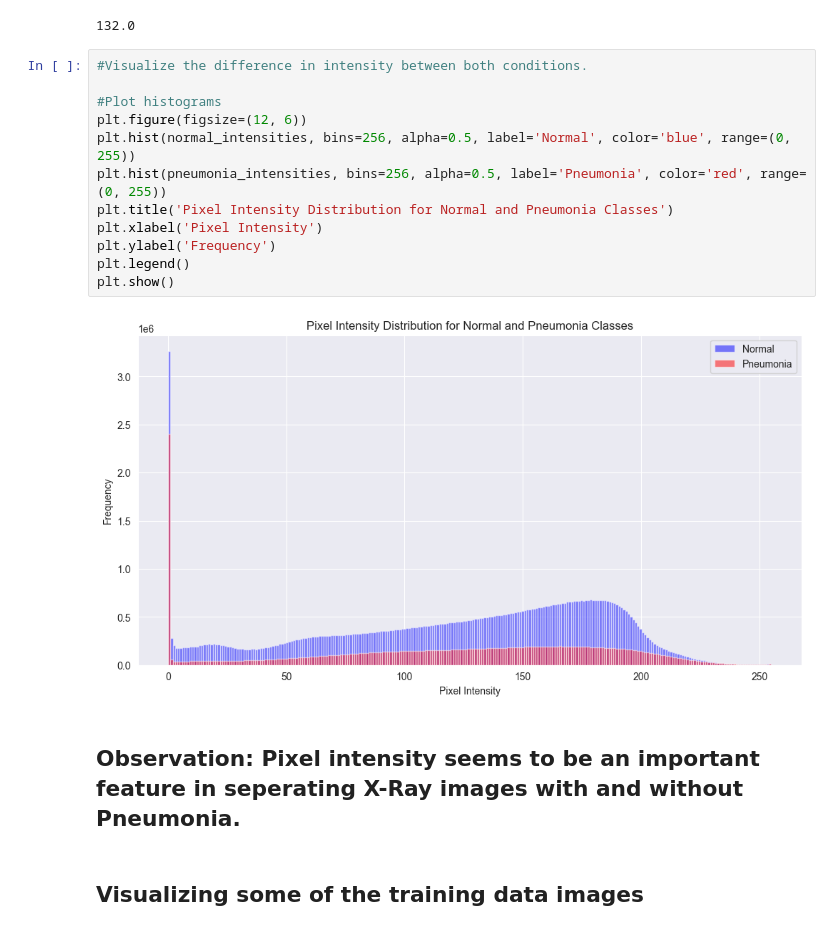
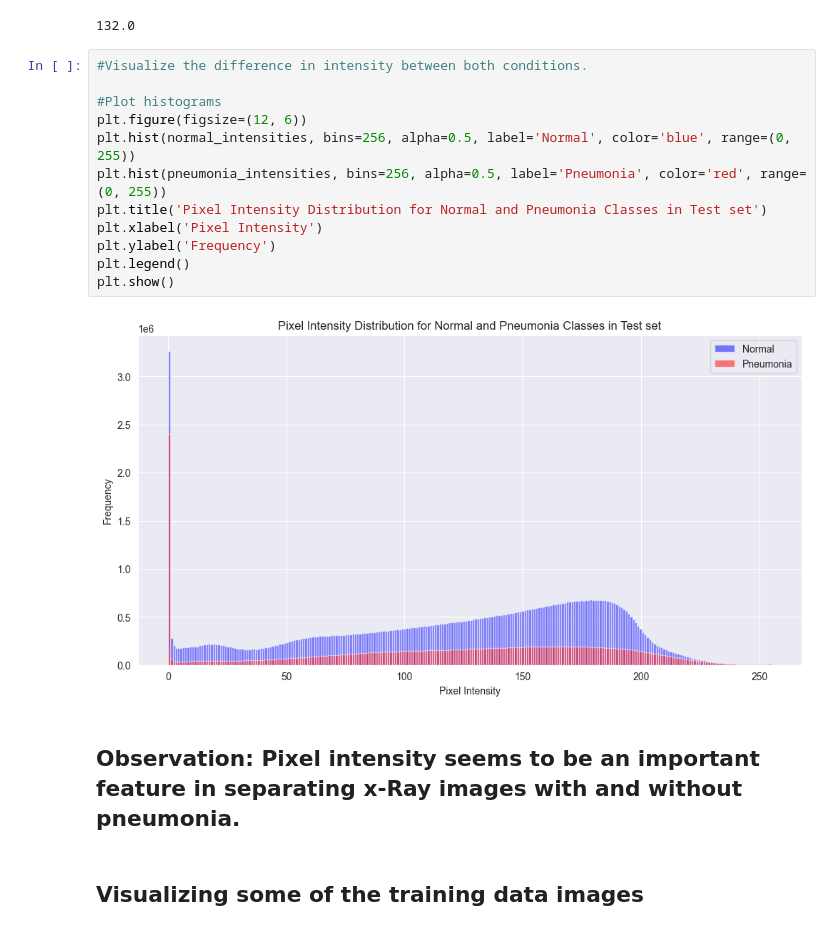
Before and after one commit to Xninety-nine/Capstone-3-Predicting-Pneumonia-in-X-ray-Images, a Jupyter notebook: CAP3_PreProcess_&_Modeling.ipynb, the cells around one changed output. Cells and saved outputs as stored; diff of their text form.

```diff
--- a/CAP3_PreProcess_&_Modeling.ipynb
+++ b/CAP3_PreProcess_&_Modeling.ipynb
@@ -229,19 +266,19 @@ np.median(pneumonia_intensities)
 # %%
 #Visualize the difference in intensity between both conditions.
 
 #Plot histograms
 plt.figure(figsize=(12, 6))
 plt.hist(normal_intensities, bins=256, alpha=0.5, label='Normal', color='blue', range=(0, 255))
 plt.hist(pneumonia_intensities, bins=256, alpha=0.5, label='Pneumonia', color='red', range=(0, 255))
-plt.title('Pixel Intensity Distribution for Normal and Pneumonia Classes')
+plt.title('Pixel Intensity Distribution for Normal and Pneumonia Classes in Test set')
 plt.xlabel('Pixel Intensity')
 plt.ylabel('Frequency')
 plt.legend()
 plt.show()
 # %% [output]
-[figure, old version]
+[figure, new version]
 # %% [markdown]
-## Observation: Pixel intensity seems to be an important feature in seperating X-Ray images with and without Pneumonia.
+## Observation: Pixel intensity seems to be an important feature in separating x-Ray images with and without pneumonia.
 # %% [markdown]
 ## Visualizing some of the training data images
 # %%
```
Also changed, not shown: parts of 88 cells of this notebook.
